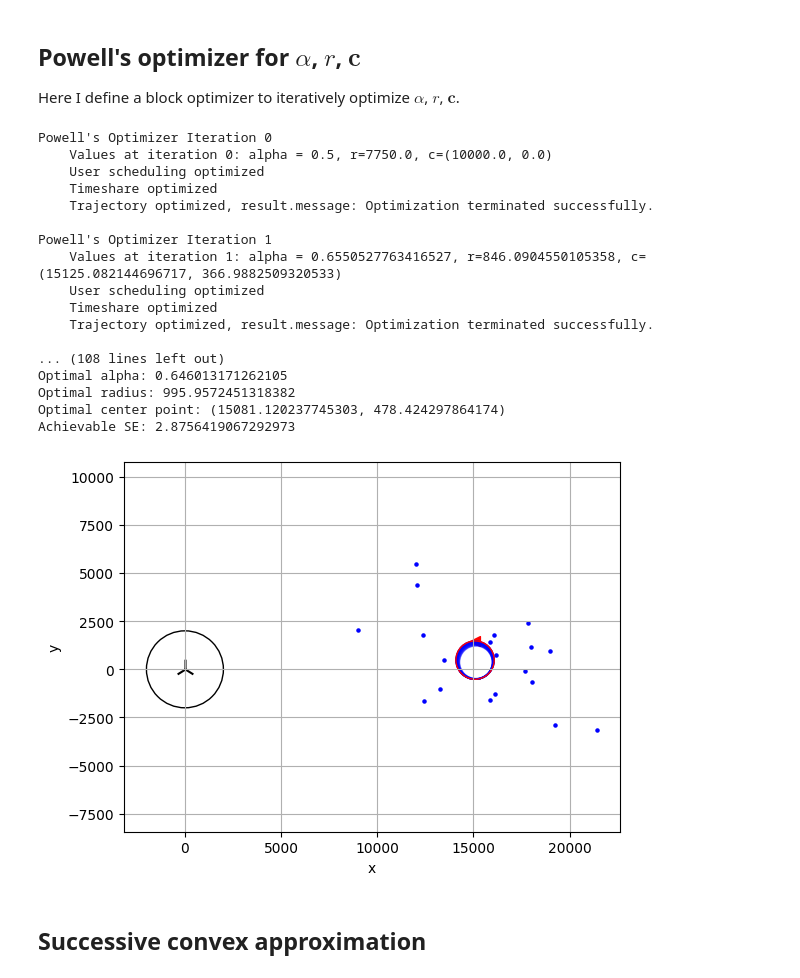
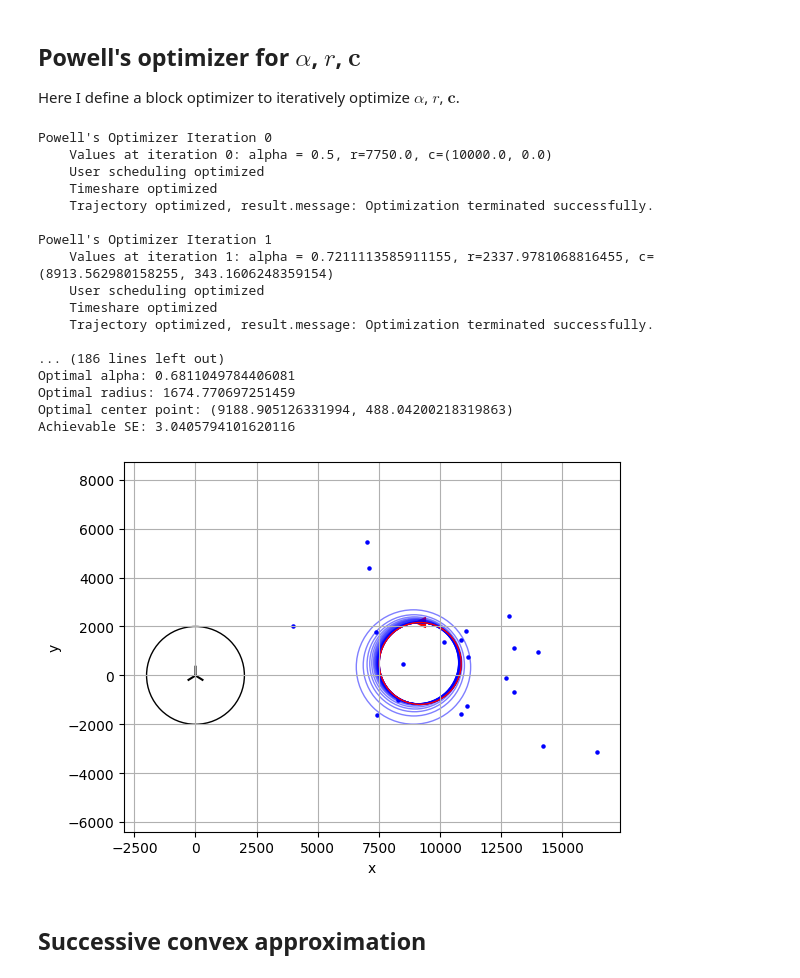
Before and after one commit to danielbonkowsky/uav-optimization, a Jupyter notebook: montecarlo-simulation/simulation.ipynb, the cells around one changed output. Saved outputs shown, nothing was run; the diff lists cells and outputs as text; code cells hidden in the pictures.

```diff
--- a/montecarlo-simulation/simulation.ipynb
+++ b/montecarlo-simulation/simulation.ipynb
@@ -65,7 +65,7 @@ Here we define a function to randomly generate users within the deadzone. For th
 # %%
 # users = leftUpRectangles(K, 5000, 1000, D, 0, seed=seed)
 # users = leftUpSkewedNormal(K, D, 15000, D, 15000, seed)
-users = normalDistribution(K, 1.5*D, 0, 2000, seed=seed)
+users = normalDistribution(K, D, 0, 2000, seed=seed)
 print(f'len(users): {len(users)}')
 print(f'K: {K}')
 
@@ -280,7 +280,8 @@ def powells_optimizer(
                     AU=AU,
                     AB=AB,
                     H=H,
-                    tolerance=1e-3
+                    tolerance=1e-3,
+                    verbose=True
 ):
 
     alpha = alpha0
@@ -294,8 +295,9 @@ def powells_optimizer(
 
     it = 0
     while True:
-        print(f'Powell\'s Optimizer Iteration {it}')
-        print(f'    Values at iteration {it}: alpha = {alpha}, r={r}, c=({cx}, {cy})')
+        if verbose:
+            print(f'Powell\'s Optimizer Iteration {it}')
+            print(f'    Values at iteration {it}: alpha = {alpha}, r={r}, c=({cx}, {cy})')
 
         a = optimize_a(alpha,
                        r,
@@ -305,7 +307,8 @@ def powells_optimizer(
                        AU=AU,
                        AB=AB,
                        H=H)
-        print('    User scheduling optimized')
+        if verbose:
+            print('    User scheduling optimized')
 
         alpha = optimize_alpha(r,
                                cx,
@@ -315,7 +318,8 @@ def powells_optimizer(
                                AU=AU,
                                AB=AB,
                                H=H)
-        print('    Timeshare optimized')
+        if verbose:
+            print('    Timeshare optimized')
 
         result = minimize(
                     objective,
@@ -329,8 +333,9 @@ def powells_optimizer(
                         'ftol':1e-3
                     }
         )
-        print(f'    Trajectory optimized, result.message: {result.message}')
-        print()
+        if verbose:
+            print(f'    Trajectory optimized, result.message: {result.message}')
+            print()
 
         r, cx, cy = result.x
 
@@ -372,40 +377,40 @@ plt.scatter(cx_opt, cy_opt+r_opt, c='r', marker='<', s=50, label="UAV")
 ax = plt.gca()  # get current axes
 coverage_zone = patches.Circle((0, 0), radius=2000, fill=False, color='black', linewidth=1)
 flight_path = patches.Circle((cx_opt, cy_opt), radius=r_opt, fill=False, color='red', linewidth=1)
 
 for traj in traj_hist:
     r, cx, cy = traj
     path = patches.Circle((cx, cy), radius=r, fill=False, color='blue', alpha=0.5, linewidth=1)
     ax.add_patch(path)
 
 ax.add_patch(coverage_zone)
 ax.add_patch(flight_path)
 plt.grid(True)
 plt.xlabel("x")
 plt.ylabel("y")
 plt.xlim(-10000, 10000)
 plt.ylim(-10000, 10000)
 plt.axis("equal")  # equal scaling
 plt.show()
 # %% [output]
 Powell's Optimizer Iteration 0
     Values at iteration 0: alpha = 0.5, r=7750.0, c=(10000.0, 0.0)
     User scheduling optimized
     Timeshare optimized
     Trajectory optimized, result.message: Optimization terminated successfully.
 
 Powell's Optimizer Iteration 1
-    Values at iteration 1: alpha = 0.6550527763416527, r=846.0904550105358, c=(15125.082144696717, 366.9882509320533)
+    Values at iteration 1: alpha = 0.7211113585911155, r=2337.9781068816455, c=(8913.562980158255, 343.1606248359154)
     User scheduling optimized
     Timeshare optimized
     Trajectory optimized, result.message: Optimization terminated successfully.
 
-... (108 lines left out)
-Optimal alpha: 0.646013171262105
-Optimal radius: 995.9572451318382
-Optimal center point: (15081.120237745303, 478.424297864174)
-Achievable SE: 2.8756419067292973
+... (186 lines left out)
+Optimal alpha: 0.6811049784406081
+Optimal radius: 1674.770697251459
+Optimal center point: (9188.905126331994, 488.04200218319863)
+Achievable SE: 3.0405794101620116
-[figure, old version]
+[figure, new version]
 # %% [markdown]
 ## Successive convex approximation
 # %%
```
Also changed, not shown: parts of 3 cells of this notebook.
